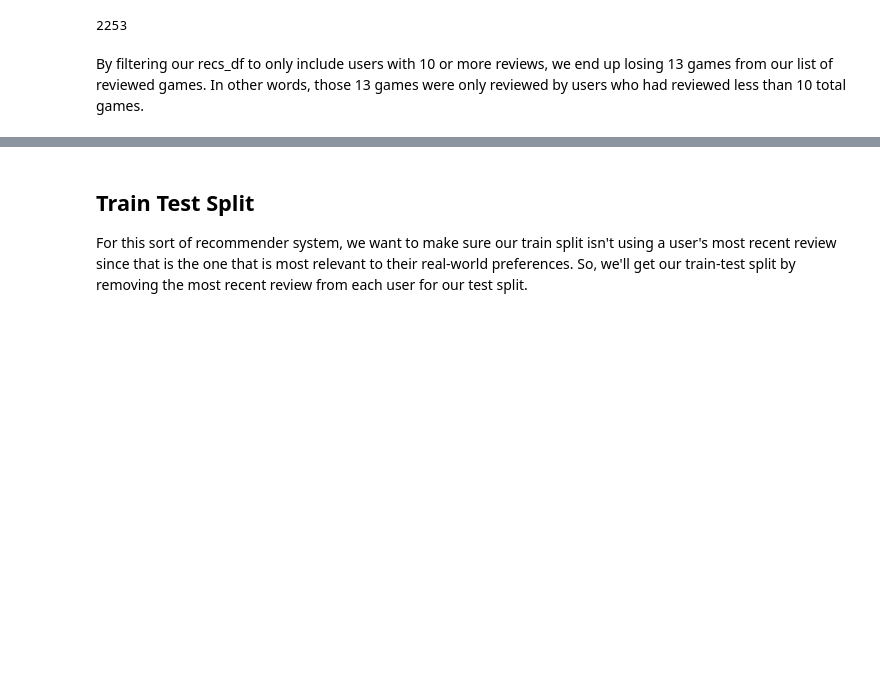
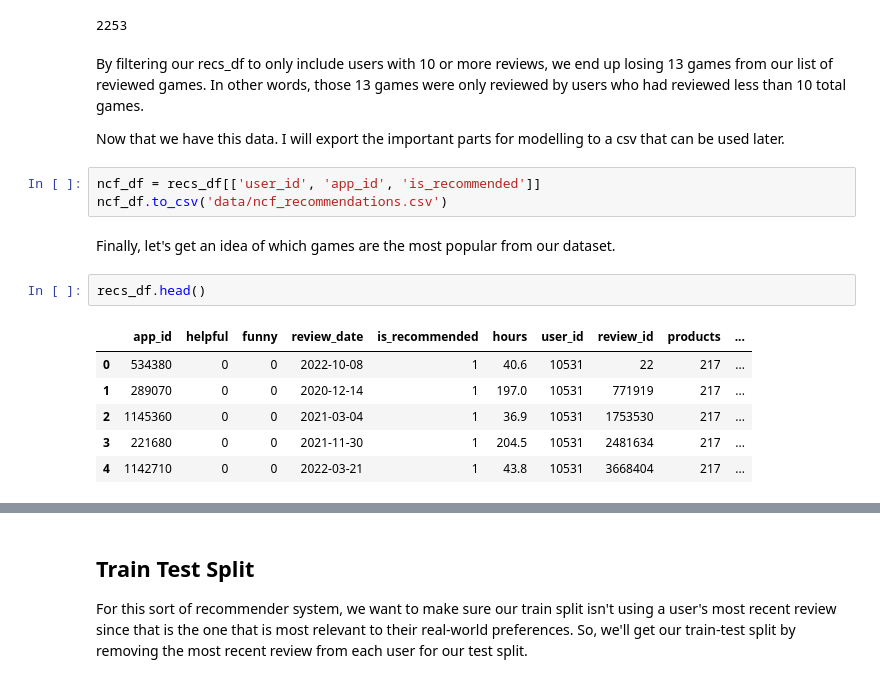
Before and after one commit to ericbohner/Capstone, a Jupyter notebook: NCF_Model.ipynb, the cells around one changed output, grey strips where cells are left out. Cells and saved outputs as stored; diff of their text form; blank space fills up the shorter version.

```diff
--- a/NCF_Model.ipynb
+++ b/NCF_Model.ipynb
@@ -95,3 +95,19 @@ recs_df['app_id'].nunique()
 2253
 # %% [markdown]
 By filtering our recs_df to only include users with 10 or more reviews, we end up losing 13 games from our list of reviewed games.  In other words, those 13 games were only reviewed by users who had reviewed less than 10 total games.
+
+Now that we have this data.  I will export the important parts for modelling to a csv that can be used later.
+# %%
+ncf_df = recs_df[['user_id', 'app_id', 'is_recommended']]
+ncf_df.to_csv('data/ncf_recommendations.csv')
+# %% [markdown]
+Finally, let's get an idea of which games are the most popular from our dataset.
+# %%
+recs_df.head()
+# %% [output]
+|  | app_id | helpful | funny | review_date | is_recommended | hours | user_id | review_id | products | ... |
+| 0 | 534380 | 0 | 0 | 2022-10-08 | 1 | 40.6 | 10531 | 22 | 217 | ... |
+| 1 | 289070 | 0 | 0 | 2020-12-14 | 1 | 197.0 | 10531 | 771919 | 217 | ... |
+| 2 | 1145360 | 0 | 0 | 2021-03-04 | 1 | 36.9 | 10531 | 1753530 | 217 | ... |
+| 3 | 221680 | 0 | 0 | 2021-11-30 | 1 | 204.5 | 10531 | 2481634 | 217 | ... |
+| 4 | 1142710 | 0 | 0 | 2022-03-21 | 1 | 43.8 | 10531 | 3668404 | 217 | ... |
```
Also changed, not shown: parts of 6 cells of this notebook, 5 other files.
